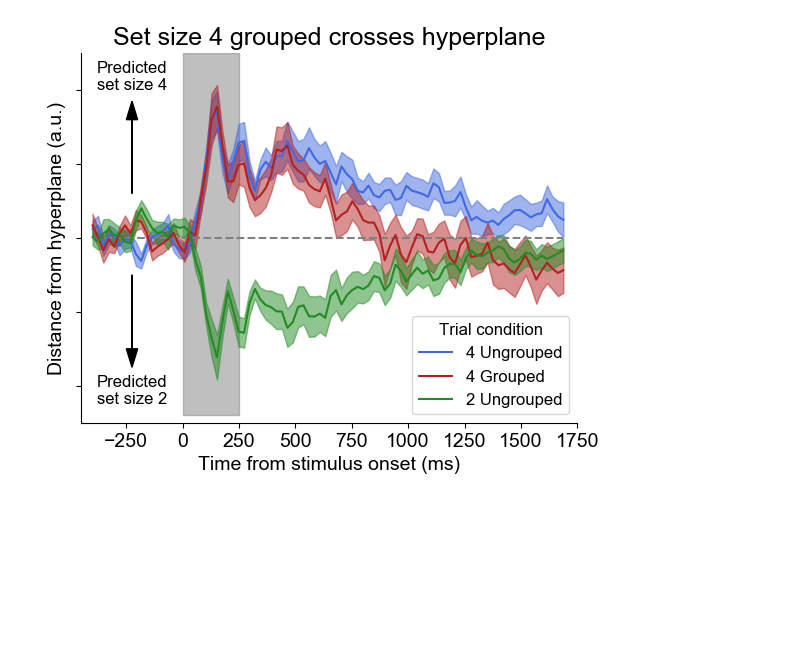
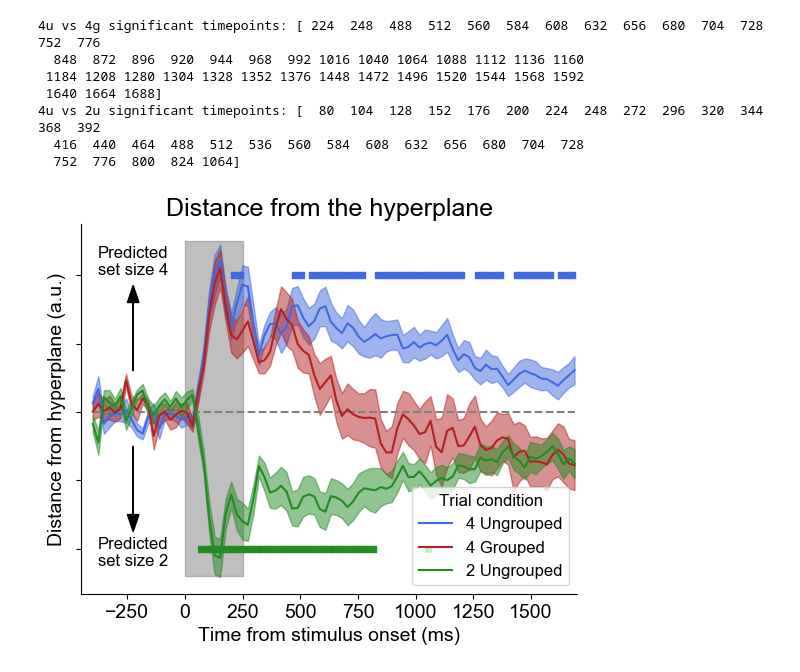
Before and after one commit to WilliamThyer/Thyer-et-al-2021, a Jupyter notebook: decode_load_colinearity_hyperplane.ipynb, the cells around one changed output. Drawn from its saved outputs; the diff is of its cells as text; code cells hidden in the pictures; blank space fills up the shorter version.

Commit message:
stats testing and fixed data

```diff
--- a/decode_load_colinearity_hyperplane.ipynb
+++ b/decode_load_colinearity_hyperplane.ipynb
@@ -18,8 +18,8 @@ data_dir = f'data/collinearity'
 exp = decode_eeg.Experiment(experiment_name,data_dir,test=False,info_variable_names=['sampling_rate','times'])
 # %%
 # Classification parameters and setup
-time_window = 100
-time_step = 100
+time_window = 50
+time_step = 25
 trial_average = 20
 n_splits = 1000
 #0: 2 grouped, 1: 2 ungrouped, 2: 4 grouped, 3: 4 ungrouped
@@ -129,37 +129,72 @@ ax.fill_between(interp.t,upper,lower, color=colors[1], alpha=.5)
 med, upper, lower = get_plot_line(ss2u)
 ax.plot(interp.t,med,colors[2],label = '2 Ungrouped')
 ax.fill_between(interp.t,upper,lower, color=colors[2], alpha=.5)
 
 leg = plt.legend(title='Trial condition',loc='lower right',fontsize=12)
 plt.setp(leg.get_title(),fontsize=12)
 
-
 # aesthetics
 ax.spines['right'].set_visible(False)
 ax.spines['top'].set_visible(False)
 ax.yaxis.set_ticks_position('left')
 ax.xaxis.set_ticks_position('bottom')
 plt.yticks(np.arange(-3,4,1),labels=['','','','','','',''])
 plt.setp(ax.get_xticklabels(), fontsize=14)
 plt.setp(ax.get_yticklabels(), fontsize=14)
 
-plt.xlim(-450,1750)
-plt.ylim([-2.5,2.5])
+plt.xlim(-450,1700)
+# plt.ylim([-2.5,2.5])
 
 # labelling
-plt.title('Set size 4 grouped crosses hyperplane',fontsize=18)
+plt.title('Distance from the hyperplane',fontsize=18)
 plt.xlabel('Time from stimulus onset (ms)', fontsize=14)
 plt.ylabel('Distance from hyperplane (a.u.)', fontsize=14)
 
 plt.text(-225,-2.25,'Predicted\nset size 2',fontsize=12,ha='center')
 plt.text(-225,2,'Predicted\nset size 4',fontsize=12,ha='center')
 plt.text(125,2.6,'Stim',fontsize=14,ha='center',c='white')
 plt.arrow(-225,.6,0,1, head_width=50, head_length=.25,color='k')
 plt.arrow(-225,-.5,0,-1,head_width=50, head_length=.25,color='k')
 
-plt.savefig('output/figures/colinearity_hyperplane.png',dpi=500)
-plt.savefig('output/figures/colinearity_hyperplane.pdf',dpi=500)
+# Significance Testing
+p_44 = np.zeros(len(interp.t[interp.t>0]))
+p_24 = np.zeros(len(interp.t[interp.t>0]))
+# only test on timepoints after stimulus onset
+for i,t in enumerate(np.arange(len(interp.t))[interp.t>0]):
+    # one-sided paired ttest
+    _,p_44[i] = sista.ttest_rel(a=ss4u[:,t],b=ss4g[:,t],alternative='greater')
+    _,p_24[i] = sista.ttest_rel(a=ss2u[:,t],b=ss4g[:,t],alternative='less')
+
+# Use Benjamini-Hochberg procedure for multiple comparisons, defaults to FDR of .05
+_,corrected_p_44,_,_ = multipletests(p_44,method='fdr_bh')
+_,corrected_p_24,_,_ = multipletests(p_24,method='fdr_bh')
+sig05_44 = corrected_p_44 < .05
+sig05_24 = corrected_p_24 < .05
+sig05_44,corrected_p_44,_,_ = multipletests(p_44,method='fdr_bh')
+sig05_24,corrected_p_24,_,_ = multipletests(p_24,method='fdr_bh')
+
+plt.scatter(interp.t[interp.t>0][sig05_44]-10, np.ones(sum(sig05_44))*(2),
+            marker = 's', s=22, c = 'royalblue',label='p < .05')
+plt.scatter(interp.t[interp.t>0][sig05_24]-10, np.ones(sum(sig05_24))*(-2),
+            marker = 's', s=22, c = 'forestgreen',label='p < .05')
+
+sig_timepoints_44 = interp.t[interp.t>0][sig05_44]
+sig_timepoints_24 = interp.t[interp.t>0][sig05_24]
+
+print(f'4u vs 4g significant timepoints: {sig_timepoints_44}')
+print(f'4u vs 2u significant timepoints: {sig_timepoints_24}')
+
+
+# plt.savefig('output/figures/colinearity_hyperplane_testing.png',dpi=500)
+# plt.savefig('output/figures/colinearity_hyperplane_testing.pdf',dpi=500)
 
 plt.show()
 # %% [output]
+4u vs 4g significant timepoints: [ 224  248  488  512  560  584  608  632  656  680  704  728  752  776
+  848  872  896  920  944  968  992 1016 1040 1064 1088 1112 1136 1160
+ 1184 1208 1280 1304 1328 1352 1376 1448 1472 1496 1520 1544 1568 1592
+ 1640 1664 1688]
+4u vs 2u significant timepoints: [  80  104  128  152  176  200  224  248  272  296  320  344  368  392
+  416  440  464  488  512  536  560  584  608  632  656  680  704  728
+  752  776  800  824 1064]
-[figure, old version]
+[figure, new version]
```
Also changed, not shown: parts of 4 cells of this notebook.
